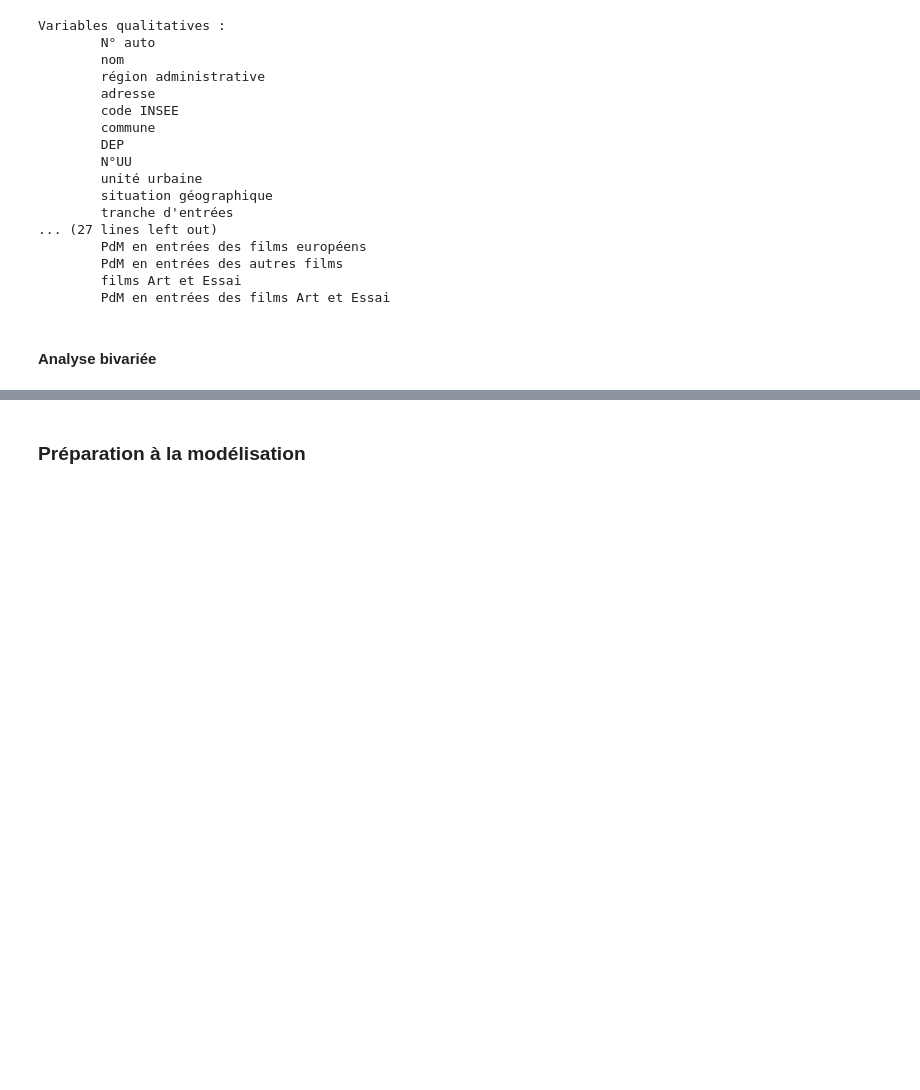
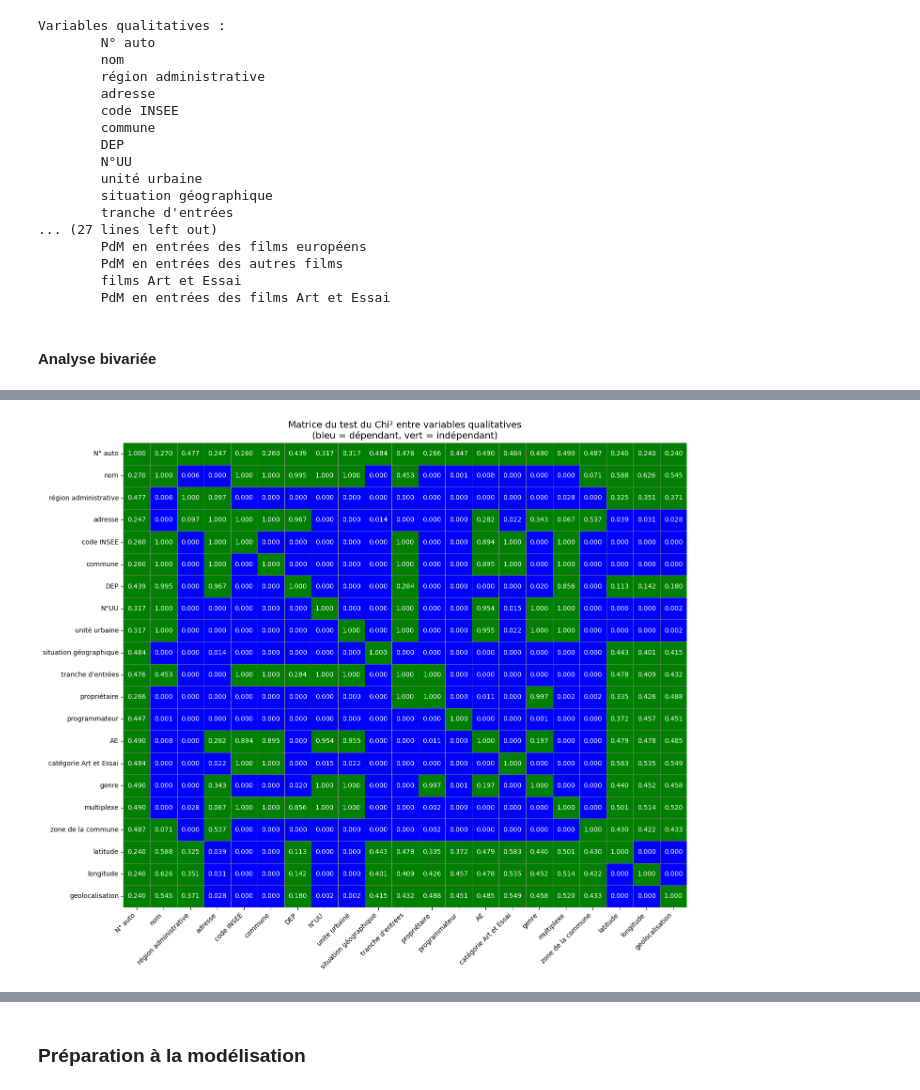
Before and after one commit to PauloMoq/Stats_M1, a Jupyter notebook: code/modelisation.ipynb, the cells around one changed output, grey strips where cells are left out. Cells and saved outputs as stored; diff of their text form; code cells hidden in the pictures; blank space fills up the shorter version.

```diff
--- a/code/modelisation.ipynb
+++ b/code/modelisation.ipynb
@@ -312,0 +357,45 @@ Variables qualitatives :
+# %%
+;
+from scipy.stats import chi2_contingency
+
+# Sélection des colonnes qualitatives
+cat_cols = data.select_dtypes(include=['object', 'category']).columns
+df_cat = data[cat_cols].dropna()
+
+# Initialisation des matrices
+pval_matrix = pd.DataFrame(np.ones((len(cat_cols), len(cat_cols))), index=cat_cols, columns=cat_cols)
+binary_matrix = pd.DataFrame(np.ones((len(cat_cols), len(cat_cols))), index=cat_cols, columns=cat_cols)
+
+# Remplissage des matrices
+for i, col1 in enumerate(cat_cols):
+    for j, col2 in enumerate(cat_cols):
+        if i >= j:
+            continue
+        contingency_table = pd.crosstab(df_cat[col1], df_cat[col2])
+        if contingency_table.shape[0] > 1 and contingency_table.shape[1] > 1:
+            try:
+                chi2, p, dof, ex = chi2_contingency(contingency_table)
+                pval_matrix.loc[col1, col2] = p
+                pval_matrix.loc[col2, col1] = p
+                binary_matrix.loc[col1, col2] = 0 if p < 0.05 else 1
+                binary_matrix.loc[col2, col1] = 0 if p < 0.05 else 1
+            except:
+                pval_matrix.loc[col1, col2] = np.nan
+                pval_matrix.loc[col2, col1] = np.nan
+                binary_matrix.loc[col1, col2] = np.nan
+                binary_matrix.loc[col2, col1] = np.nan
+
+# Palette binaire : 0 = bleu (dépendance), 1 = vert (indépendance)
+cmap = sns.color_palette(["blue", "green"])
+
+# Tracé de la heatmap avec p-values comme annotations
+plt.figure(figsize=(14, 12))
+sns.heatmap(binary_matrix, annot=pval_matrix.round(3), fmt=".3f", cmap=cmap,
+            linewidths=0.5, linecolor='grey', cbar=False)
+plt.title("Matrice du test du Chi² entre variables qualitatives\n(bleu = dépendant, vert = indépendant)", fontsize=14)
+plt.xticks(rotation=45, ha='right')
+plt.yticks(rotation=0)
+plt.tight_layout()
+plt.show()
+# %% [output]
+[figure, added]
```
Also changed, not shown: parts of 18 cells of this notebook.
